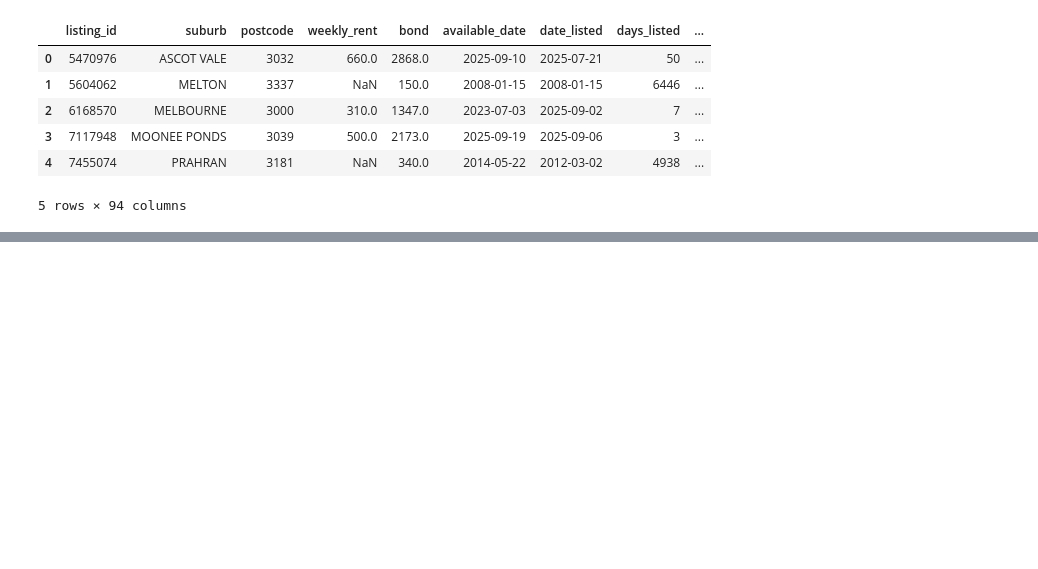
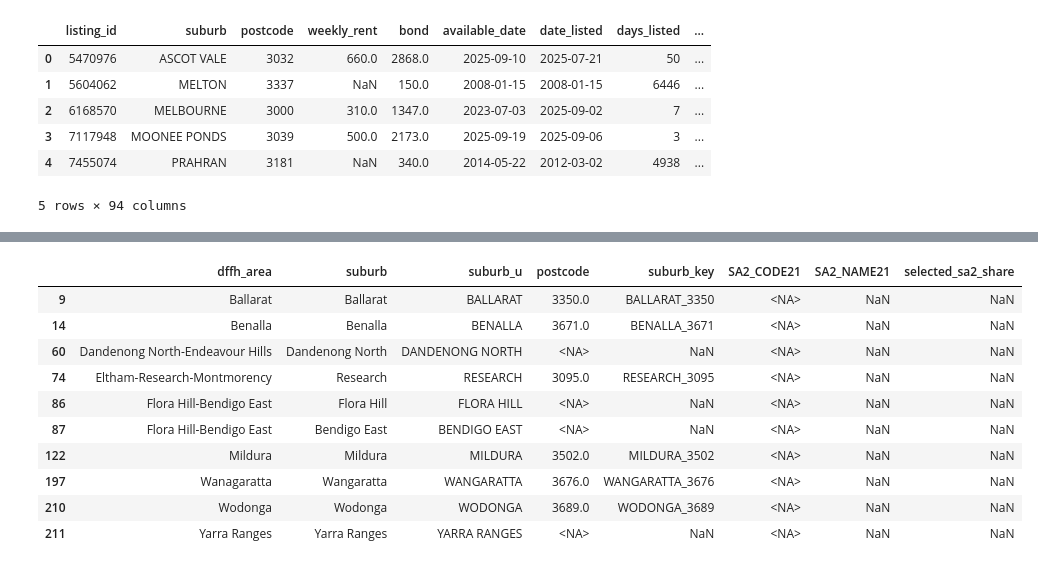
Before and after one commit to mdharmawan19/industry-project-group-55, a Jupyter notebook: notebooks/04_abs_sa2_crosswalk.ipynb, the cells around one changed output, grey strips where cells are left out. Saved outputs shown, nothing was run; the diff lists cells and outputs as text; code cells hidden in the pictures; blank space fills up the shorter version.

```diff
--- a/notebooks/04_abs_sa2_crosswalk.ipynb
+++ b/notebooks/04_abs_sa2_crosswalk.ipynb
@@ -840,0 +1199,67 @@ Length: 94, dtype: object
+# %%
+# ============================================================
+# Validate DFFH area -> suburb -> SA2 connection
+# ============================================================
+
+import pandas as pd
+from pathlib import Path
+
+CURATED_DIR = Path("../data/curated")
+
+# Load groupmate's DFFH -> suburb crosswalk
+dffh_crosswalk = pd.read_csv(
+    CURATED_DIR / "dffh_area_suburb_crosswalk.csv",
+    dtype={"postcode": "string"}
+)
+
+# Load our suburb -> SA2 crosswalk
+suburb_sa2 = pd.read_csv(
+    CURATED_DIR / "suburb_sa2_crosswalk.csv",
+    dtype={
+        "postcode": "string",
+        "SA2_CODE21": "string"
+    }
+)
+
+print("DFFH crosswalk columns:")
+print(dffh_crosswalk.columns.tolist())
+
+print("\nDFFH crosswalk rows:", len(dffh_crosswalk))
+print("Suburb -> SA2 rows:", len(suburb_sa2))
+
+# Check whether suburb_key exists
+if "suburb_key" not in dffh_crosswalk.columns:
+    print("\nWARNING: DFFH crosswalk does not contain suburb_key.")
+else:
+    # Join DFFH mapping to our SA2 mapping
+    dffh_to_sa2 = dffh_crosswalk.merge(
+        suburb_sa2[
+            [
+                "suburb_key",
+                "SA2_CODE21",
+                "SA2_NAME21",
+                "selected_sa2_share"
+            ]
+        ],
+        on="suburb_key",
+        how="left"
+    )
+
+    print("\n--- DFFH -> suburb -> SA2 validation ---")
+    print("Rows after join:", len(dffh_to_sa2))
+    print(
+        "Rows with SA2 match:",
+        dffh_to_sa2["SA2_CODE21"].notna().sum()
+    )
+    print(
+        "Rows without SA2 match:",
+        dffh_to_sa2["SA2_CODE21"].isna().sum()
+    )
+
+    unmatched = dffh_to_sa2[
+        dffh_to_sa2["SA2_CODE21"].isna()
+    ]
+
+    print("\nUnmatched DFFH suburb keys:")
+    display(unmatched)
+# %% [output]
@@ -840,0 +1278,11 @@ Length: 94, dtype: object
+|  | dffh_area | suburb | suburb_u | postcode | suburb_key | SA2_CODE21 | SA2_NAME21 | selected_sa2_share |
+| 9 | Ballarat | Ballarat | BALLARAT | 3350.0 | BALLARAT_3350 | <NA> | NaN | NaN |
+| 14 | Benalla | Benalla | BENALLA | 3671.0 | BENALLA_3671 | <NA> | NaN | NaN |
+| 60 | Dandenong North-Endeavour Hills | Dandenong North | DANDENONG NORTH | <NA> | NaN | <NA> | NaN | NaN |
+| 74 | Eltham-Research-Montmorency | Research | RESEARCH | 3095.0 | RESEARCH_3095 | <NA> | NaN | NaN |
+| 86 | Flora Hill-Bendigo East | Flora Hill | FLORA HILL | <NA> | NaN | <NA> | NaN | NaN |
+| 87 | Flora Hill-Bendigo East | Bendigo East | BENDIGO EAST | <NA> | NaN | <NA> | NaN | NaN |
+| 122 | Mildura | Mildura | MILDURA | 3502.0 | MILDURA_3502 | <NA> | NaN | NaN |
+| 197 | Wanagaratta | Wangaratta | WANGARATTA | 3676.0 | WANGARATTA_3676 | <NA> | NaN | NaN |
+| 210 | Wodonga | Wodonga | WODONGA | 3689.0 | WODONGA_3689 | <NA> | NaN | NaN |
+| 211 | Yarra Ranges | Yarra Ranges | YARRA RANGES | <NA> | NaN | <NA> | NaN | NaN |
```
Also changed, not shown: parts of 6 cells of this notebook.
